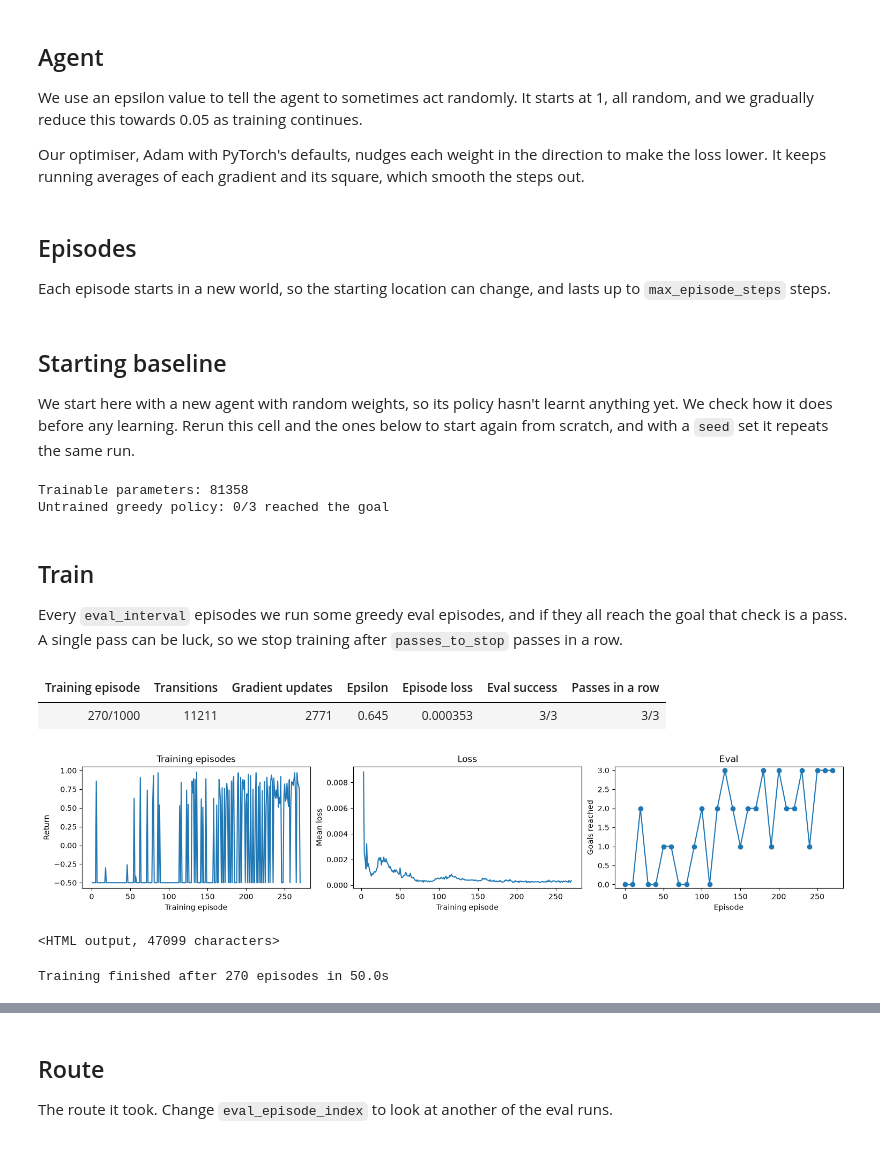
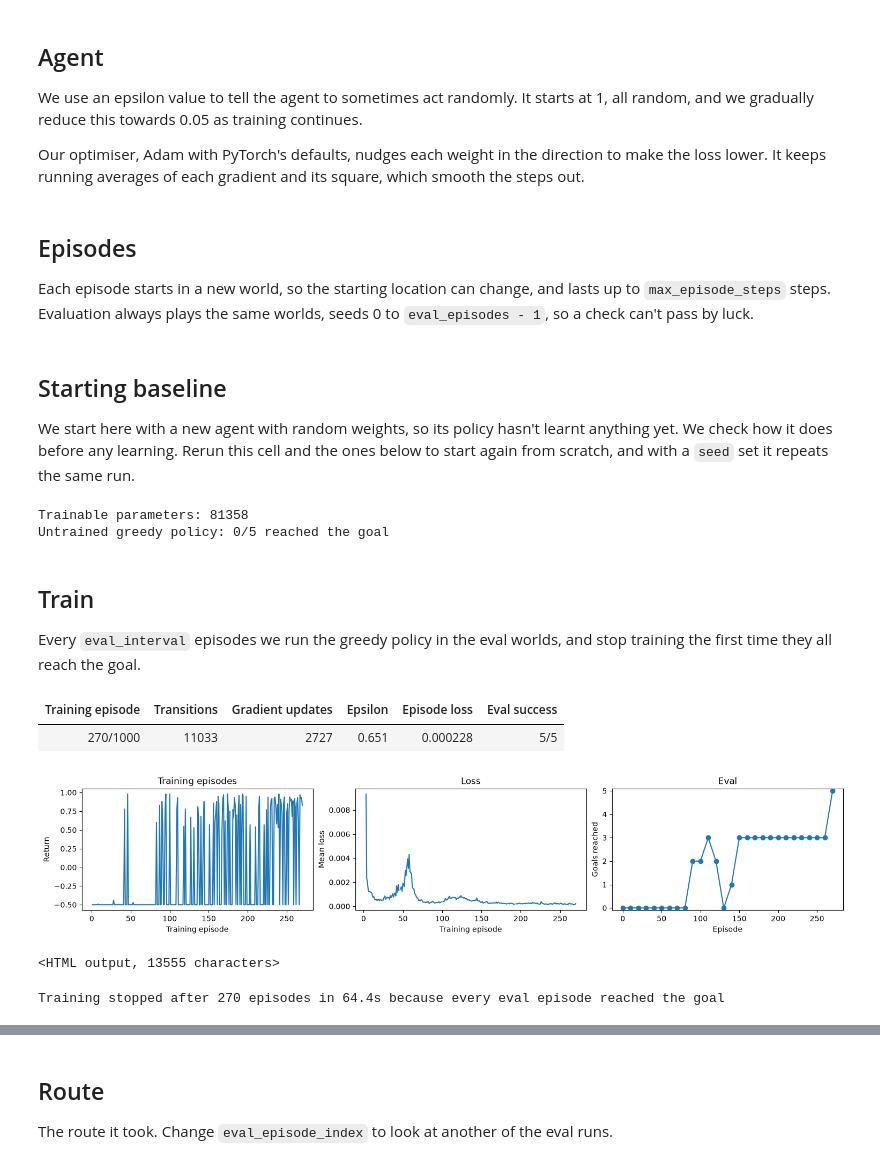
Before and after one commit to rolo/mudgym, a Jupyter notebook: docs/notebooks/goal_room_dqn.ipynb, the cells around one changed output, grey strips where cells are left out. Drawn from its saved outputs; the diff is of its cells as text; code cells hidden in the pictures.

Commit message:
Evaluate the goal room DQN in the same five worlds at every check.

```diff
--- a/docs/notebooks/goal_room_dqn.ipynb
+++ b/docs/notebooks/goal_room_dqn.ipynb
@@ -13,8 +15,7 @@ goal_room = "woodsman's hut"  # the goal room we're trying to reach
 training_episodes = 1000
 max_episode_steps = 50
 eval_interval = 10
-eval_episodes = 3
-passes_to_stop = 3  # stop training after this many passes in a row
+eval_episodes = 5  # stop training the first time all of these reach the goal
 learning_rate = 0.001
 discount = 0.95  # γ / gamma, each step away from the reward scales by this amount
 seed = None  # set to make reproducible or leave as None for random seed
@@ -102,6 +102,8 @@ class GoalRoomReward(gym.Wrapper):
 
 # wrap our env in our goal reward wrapper
 env = GoalRoomReward(env, goal_room=goal_room)
+# a separate eval env, so its seeded resets don't change the worlds training plays
+eval_env = GoalRoomReward(make_env(observation="cheats", actions="directions"), goal_room=goal_room)
 # %%
 # call reset to start an episode and have a look where we start
 sample_observation, sample_info = env.reset()
@@ -288,11 +290,11 @@ class DQNAgent:
 # %% [markdown]
 ## Episodes
 
-Each episode starts in a new world, so the starting location can change, and lasts up to `max_episode_steps` steps.
+Each episode starts in a new world, so the starting location can change, and lasts up to `max_episode_steps` steps. Evaluation always plays the same worlds, seeds 0 to `eval_episodes - 1`, so a check can't pass by luck.
 # %%
-def play_episode(env, agent, *, max_steps, learn=False, capture=False, screen=None):
+def play_episode(env, agent, *, max_steps, seed=None, learn=False, capture=False, screen=None):
     """Reset the world and play up to max_steps moves."""
-    observation, _ = env.reset()
+    observation, _ = env.reset(seed=seed)
     transitions = []
     losses = []
     episode_return = 0.0
@@ -351,8 +353,11 @@ def play_in_fresh_world(agent, **options):
 
 
 def evaluate(agent, capture=False):
-    """Greedy runs, no exploring and no learning."""
-    return [play_in_fresh_world(agent, capture=capture) for episode in range(eval_episodes)]
+    """Greedy runs in the eval worlds, no exploring and no learning."""
+    return [
+        play_episode(eval_env, agent, max_steps=max_episode_steps, seed=world, capture=capture)
+        for world in range(eval_episodes)
+    ]
 # %% [markdown]
 ## Starting baseline
 
@@ -375,65 +380,64 @@ baseline_successes = sum(result["success"] for result in evaluate(agent))
 print(f"Untrained greedy policy: {baseline_successes}/{eval_episodes} reached the goal")
 # %% [output]
 Trainable parameters: 81358
-Untrained greedy policy: 0/3 reached the goal
+Untrained greedy policy: 0/5 reached the goal
 # %% [markdown]
 ## Train
 
-Every `eval_interval` episodes we run some greedy eval episodes, and if they all reach the goal that check is a pass. A single pass can be luck, so we stop training after `passes_to_stop` passes in a row.
+Every `eval_interval` episodes we run the greedy policy in the eval worlds, and stop training the first time they all reach the goal.
 # %%
 training_returns = []
 training_losses = []
 eval_rows = []
-passes_in_a_row = 0
+passed = False
 started = perf_counter()
 progress = display(HTML("Starting training…"), display_id=True)
 curves = LearningCurves(baseline_successes, eval_episodes)
-screen = Screen()
+screen = Screen(title="Training episode (with exploration)")
 
 for episode in range(1, training_episodes + 1):
     result = play_in_fresh_world(agent, learn=True, screen=screen)
     training_returns.append(result["return"])
     training_losses.append(result["loss"])
     if episode % eval_interval == 0 or episode == training_episodes:
-        checks = evaluate(agent)
-        goals_reached = sum(check["success"] for check in checks)
-        # a pass is a check where every eval episode reaches the goal
-        passes_in_a_row = passes_in_a_row + 1 if goals_reached == eval_episodes else 0
+        # the last check's episodes are the results below
+        final_evaluations = evaluate(agent, capture=True)
+        goals_reached = sum(check["success"] for check in final_evaluations)
+        passed = goals_reached == eval_episodes
         eval_rows.append(
             {
                 "After episode": episode,
                 "Goals reached": goals_reached,
-                "Mean steps": round(float(np.mean([check["steps"] for check in checks])), 1),
-                "Passes in a row": passes_in_a_row,
+                "Mean steps": round(float(np.mean([check["steps"] for check in final_evaluations])), 1),
             }
         )
         curves.draw(training_returns, training_losses, eval_rows)
     progress.update(
         show_table(
             [
                 {
                     "Training episode": f"{episode}/{training_episodes}",
                     "Transitions": agent.transitions,
                     "Gradient updates": agent.gradient_steps,
                     "Epsilon": round(agent.epsilon, 3),
                     "Episode loss": "no update" if np.isnan(result["loss"]) else round(result["loss"], 6),
                     "Eval success": f"{eval_rows[-1]['Goals reached']}/{eval_episodes}" if eval_rows else "not yet",
-                    "Passes in a row": f"{passes_in_a_row}/{passes_to_stop}",
                 }
             ]
         )
     )
-    if passes_in_a_row == passes_to_stop:
+    if passed:
         break
 
 screen.draw()
-print(f"Training finished after {episode} episodes in {perf_counter() - started:.1f}s")
+reason = "every eval episode reached the goal" if passed else "it ran out of training episodes"
+print(f"Training stopped after {episode} episodes in {perf_counter() - started:.1f}s because {reason}")
 # %% [output]
-| Training episode | Transitions | Gradient updates | Epsilon | Episode loss | Eval success | Passes in a row |
-| 270/1000 | 11211 | 2771 | 0.645 | 0.000353 | 3/3 | 3/3 |
+| Training episode | Transitions | Gradient updates | Epsilon | Episode loss | Eval success |
+| 270/1000 | 11033 | 2727 | 0.651 | 0.000228 | 5/5 |
-[figure, old version]
+[figure, new version]
-<HTML output, 47099 characters>
+<HTML output, 13555 characters>
-Training finished after 270 episodes in 50.0s
+Training stopped after 270 episodes in 64.4s because every eval episode reached the goal
 # %%
 show_table(eval_rows)
 # %% [output]
```
Also changed, not shown: parts of 8 cells of this notebook, 1 other file.
